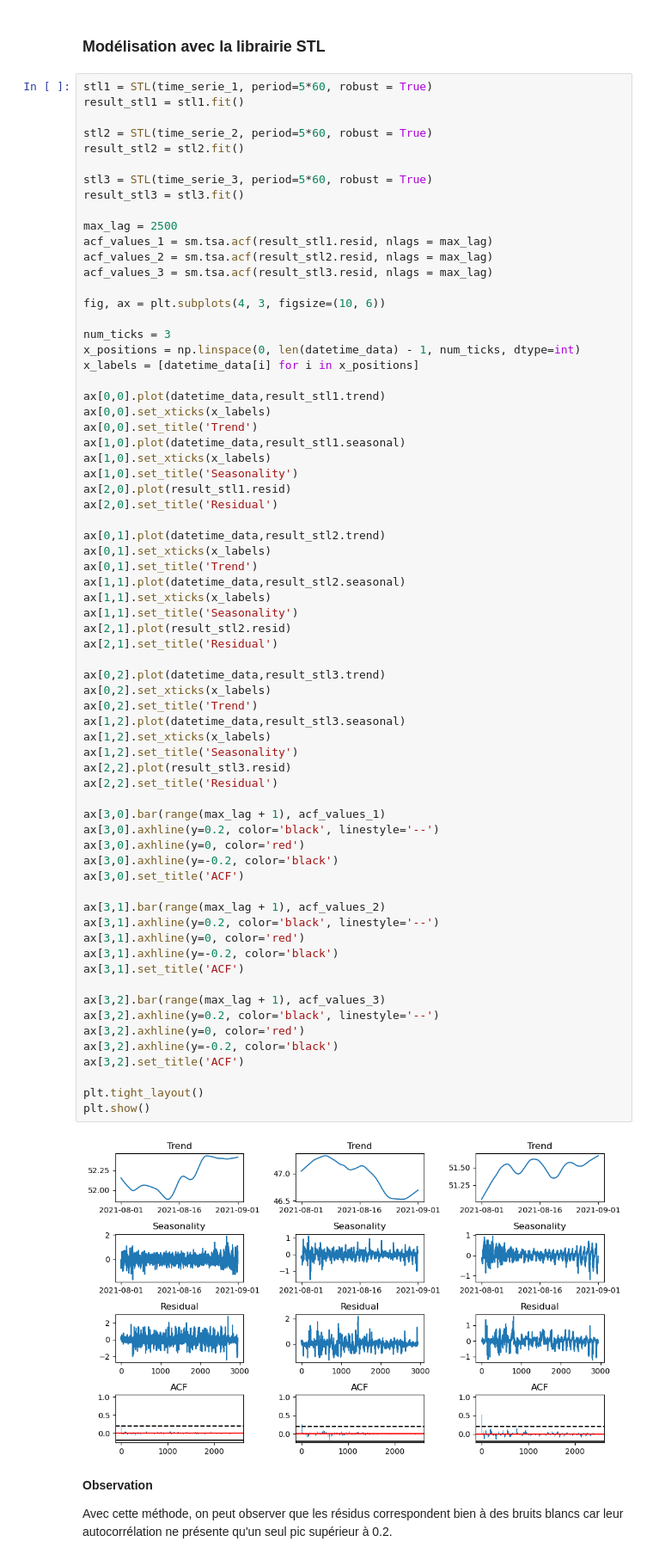
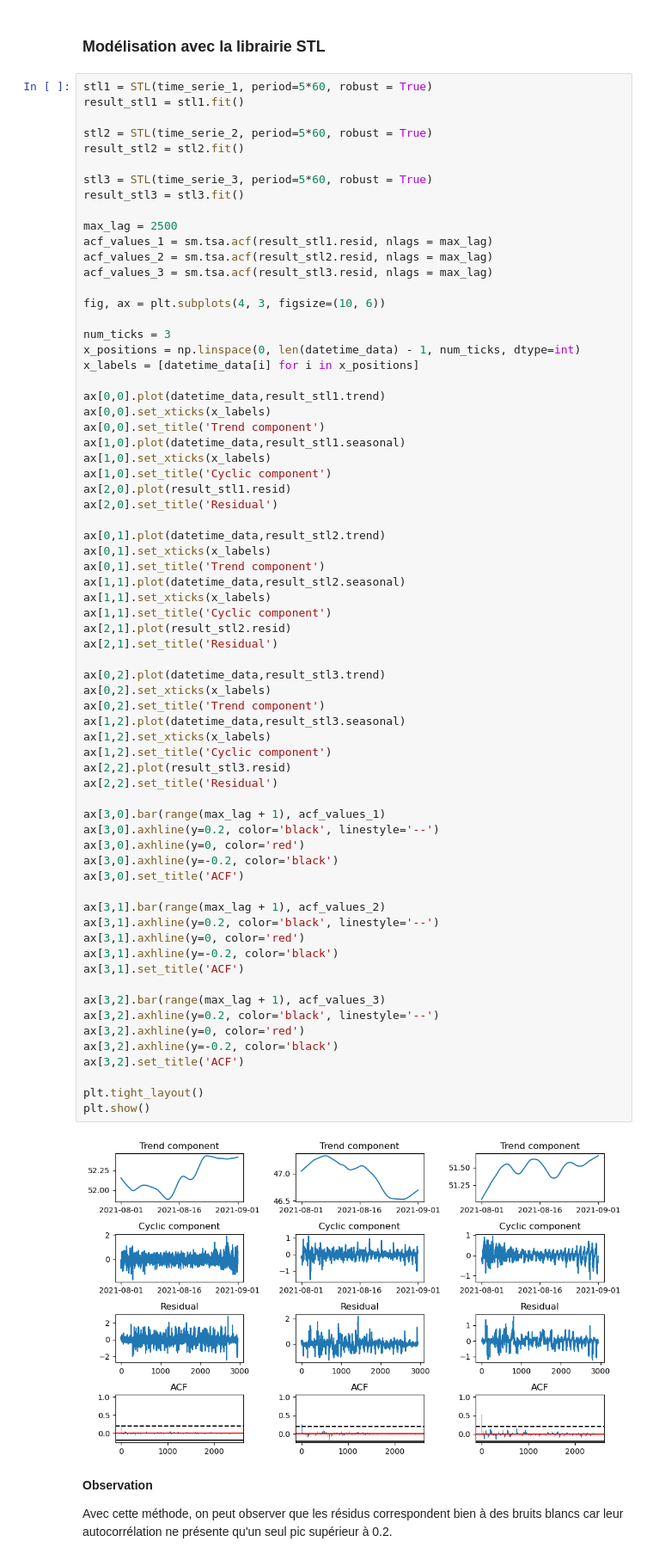
Before and after one commit to PiDchsn/Projet-RI, a Jupyter notebook: Radar.ipynb, the cells around one changed output. Shown at 86% size. Saved outputs shown, nothing was run; the diff lists cells and outputs as text.

```diff
--- a/Radar.ipynb
+++ b/Radar.ipynb
@@ -486,53 +485,53 @@ x_labels = [datetime_data[i] for i in x_positions]
 
 ax[0,0].plot(datetime_data,result_stl1.trend)
 ax[0,0].set_xticks(x_labels)
-ax[0,0].set_title('Trend')
+ax[0,0].set_title('Trend component')
 ax[1,0].plot(datetime_data,result_stl1.seasonal)
 ax[1,0].set_xticks(x_labels)
-ax[1,0].set_title('Seasonality')
+ax[1,0].set_title('Cyclic component')
 ax[2,0].plot(result_stl1.resid)
 ax[2,0].set_title('Residual')
 
 ax[0,1].plot(datetime_data,result_stl2.trend)
 ax[0,1].set_xticks(x_labels)
-ax[0,1].set_title('Trend')
+ax[0,1].set_title('Trend component')
 ax[1,1].plot(datetime_data,result_stl2.seasonal)
 ax[1,1].set_xticks(x_labels)
-ax[1,1].set_title('Seasonality')
+ax[1,1].set_title('Cyclic component')
 ax[2,1].plot(result_stl2.resid)
 ax[2,1].set_title('Residual')
 
 ax[0,2].plot(datetime_data,result_stl3.trend)
 ax[0,2].set_xticks(x_labels)
-ax[0,2].set_title('Trend')
+ax[0,2].set_title('Trend component')
 ax[1,2].plot(datetime_data,result_stl3.seasonal)
 ax[1,2].set_xticks(x_labels)
-ax[1,2].set_title('Seasonality')
+ax[1,2].set_title('Cyclic component')
 ax[2,2].plot(result_stl3.resid)
 ax[2,2].set_title('Residual')
 
 ax[3,0].bar(range(max_lag + 1), acf_values_1)
 ax[3,0].axhline(y=0.2, color='black', linestyle='--')
 ax[3,0].axhline(y=0, color='red')
 ax[3,0].axhline(y=-0.2, color='black')
 ax[3,0].set_title('ACF')
 
 ax[3,1].bar(range(max_lag + 1), acf_values_2)
 ax[3,1].axhline(y=0.2, color='black', linestyle='--')
 ax[3,1].axhline(y=0, color='red')
 ax[3,1].axhline(y=-0.2, color='black')
 ax[3,1].set_title('ACF')
 
 ax[3,2].bar(range(max_lag + 1), acf_values_3)
 ax[3,2].axhline(y=0.2, color='black', linestyle='--')
 ax[3,2].axhline(y=0, color='red')
 ax[3,2].axhline(y=-0.2, color='black')
 ax[3,2].set_title('ACF')
 
 plt.tight_layout()
 plt.show()
 # %% [output]
-[figure, old version]
+[figure, new version]
 # %% [markdown]
 **Observation**
 
```
Also changed, not shown: parts of 27 cells of this notebook, 1 other file.
